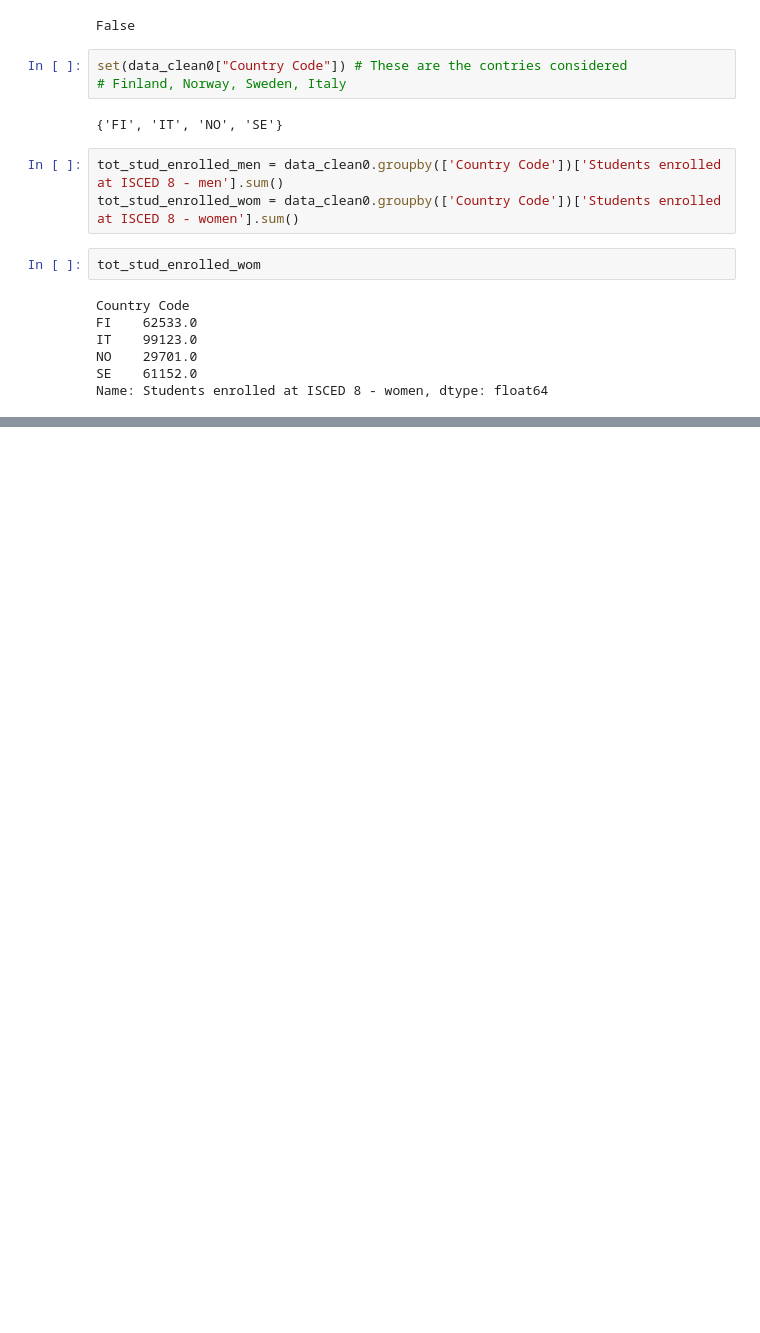
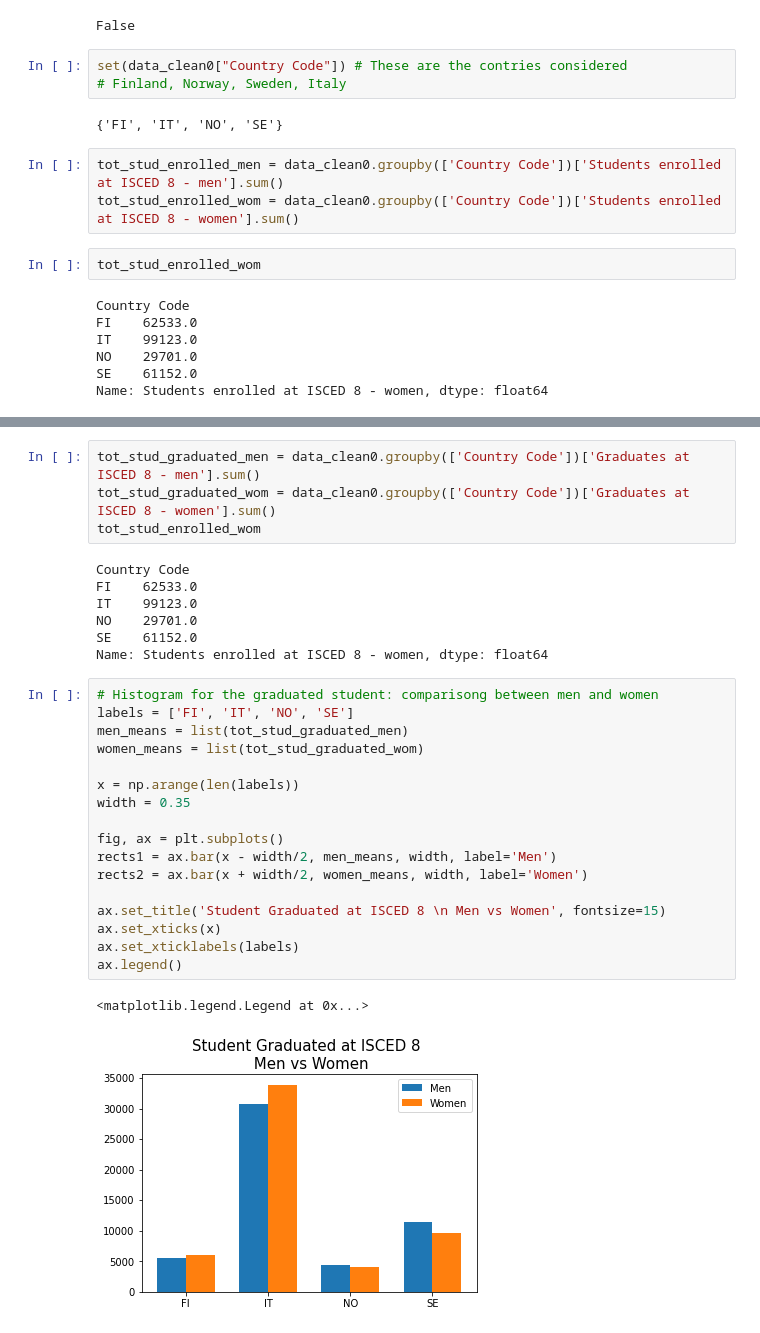
Before and after one commit to robertapassarelli/QME_projectwork, a Jupyter notebook: project_qme.ipynb, the cells around one changed output, grey strips where cells are left out. Saved outputs shown, nothing was run; the diff lists cells and outputs as text; blank space fills up the shorter version.

```diff
--- a/project_qme.ipynb
+++ b/project_qme.ipynb
@@ -98,0 +99,31 @@ ax.legend()
+# %%
+tot_stud_graduated_men = data_clean0.groupby(['Country Code'])['Graduates at ISCED 8 - men'].sum()
+tot_stud_graduated_wom = data_clean0.groupby(['Country Code'])['Graduates at ISCED 8 - women'].sum()
+tot_stud_enrolled_wom
+# %% [output]
+Country Code
+FI    62533.0
+IT    99123.0
+NO    29701.0
+SE    61152.0
+Name: Students enrolled at ISCED 8 - women, dtype: float64
+# %%
+# Histogram for the graduated student: comparisong between men and women
+labels = ['FI', 'IT', 'NO', 'SE']
+men_means = list(tot_stud_graduated_men)
+women_means = list(tot_stud_graduated_wom)
+
+x = np.arange(len(labels))
+width = 0.35
+
+fig, ax = plt.subplots()
+rects1 = ax.bar(x - width/2, men_means, width, label='Men')
+rects2 = ax.bar(x + width/2, women_means, width, label='Women')
+
+ax.set_title('Student Graduated at ISCED 8 \n Men vs Women', fontsize=15)
+ax.set_xticks(x)
+ax.set_xticklabels(labels)
+ax.legend()
+# %% [output]
+<matplotlib.legend.Legend at 0x...>
+[figure, added]
```
Also changed, not shown: parts of 5 cells of this notebook.
